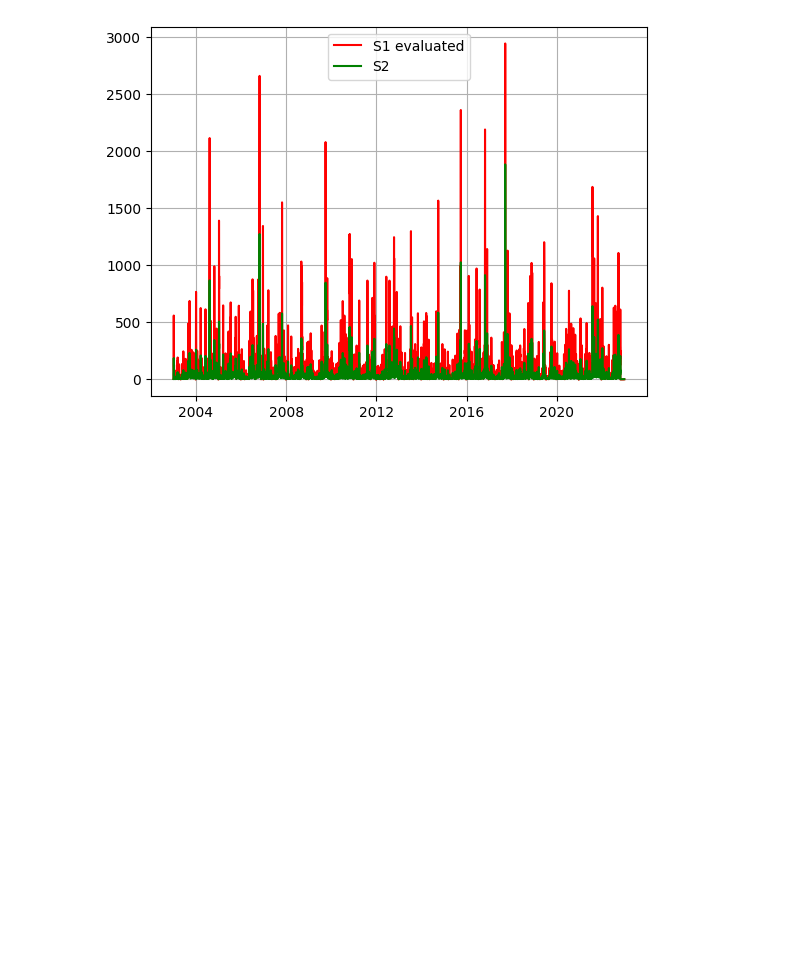
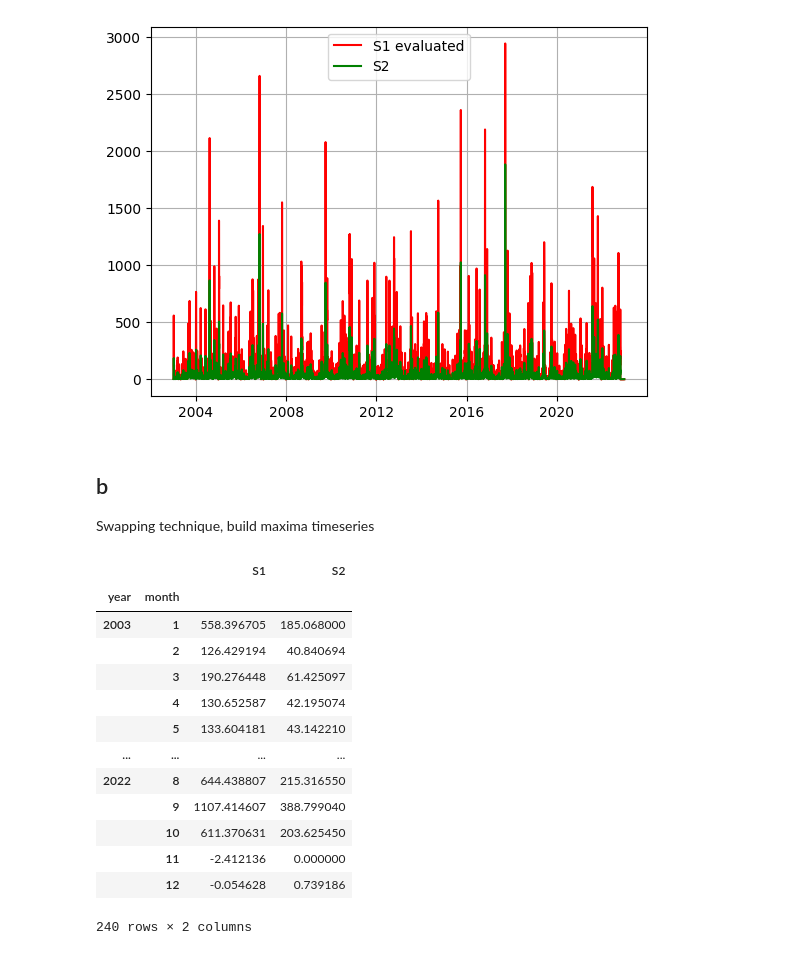
Before and after one commit to Margaux-Ccd/WREM_dam, a Jupyter notebook: data_analysis.ipynb, the cells around one changed output. Drawn from its saved outputs; the diff is of its cells as text; code cells hidden in the pictures; blank space fills up the shorter version.

```diff
--- a/data_analysis.ipynb
+++ b/data_analysis.ipynb
@@ -182,3 +177,6 @@ plt.legend()
 # %% [output]
 <matplotlib.legend.Legend at 0x...>
 [figure]
+# %% [markdown]
+## b
+Swapping technique, build maxima timeseries
@@ -184,0 +190,19 @@ plt.legend()
+# %%
+Dis_max['S2']=Discharge.groupby(by=[Discharge.index.year, Discharge.index.month])['S2'].max()
+Dis_max.index.names=['year','month']
+Dis_max
+# %% [output]
+|  |  | S1 | S2 |
+| year | month |  |  |
+| 2003 | 1 | 558.396705 | 185.068000 |
+|  | 2 | 126.429194 | 40.840694 |
+|  | 3 | 190.276448 | 61.425097 |
+|  | 4 | 130.652587 | 42.195074 |
+|  | 5 | 133.604181 | 43.142210 |
+| ... | ... | ... | ... |
+| 2022 | 8 | 644.438807 | 215.316550 |
+|  | 9 | 1107.414607 | 388.799040 |
+|  | 10 | 611.370631 | 203.625450 |
+|  | 11 | -2.412136 | 0.000000 |
+|  | 12 | -0.054628 | 0.739186 |
+240 rows × 2 columns
```
Also changed, not shown: parts of 8 cells of this notebook.
